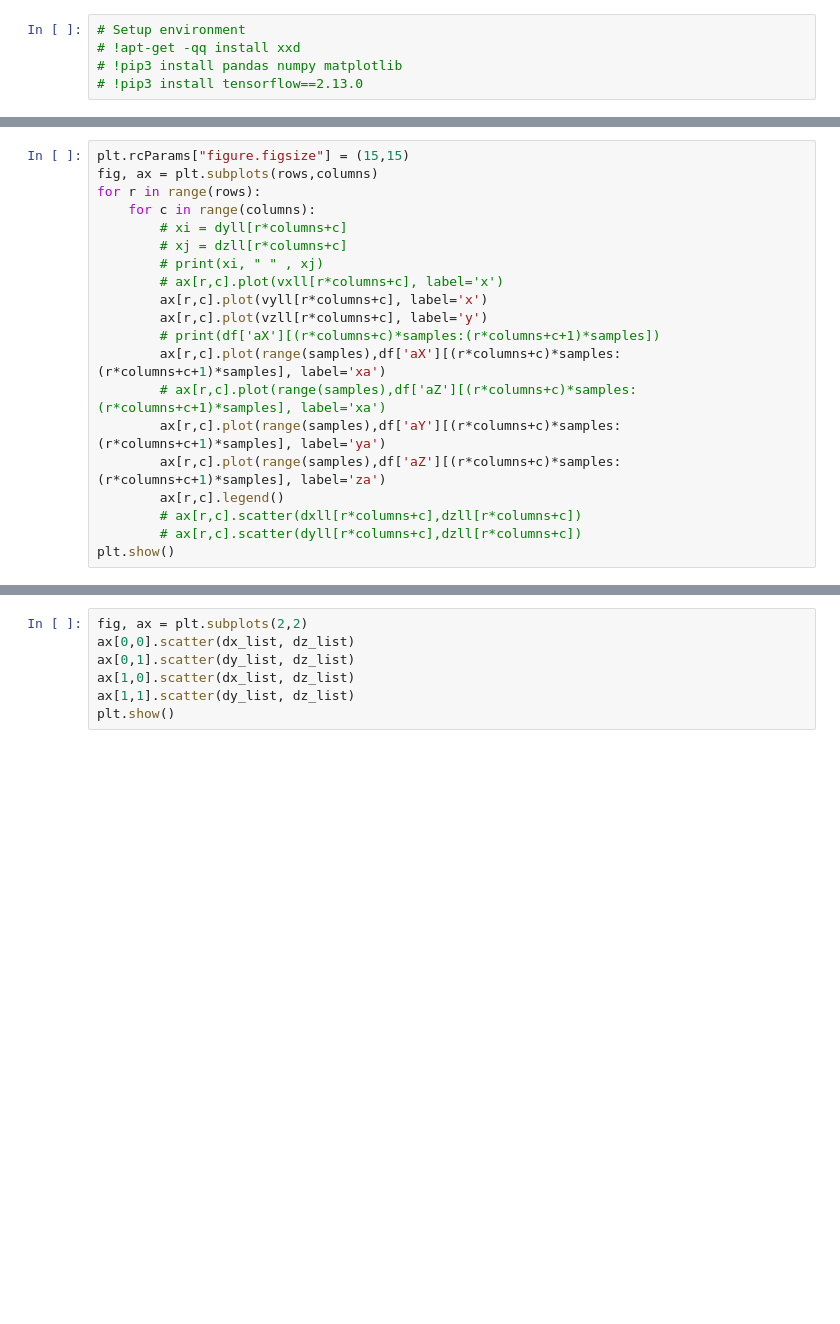
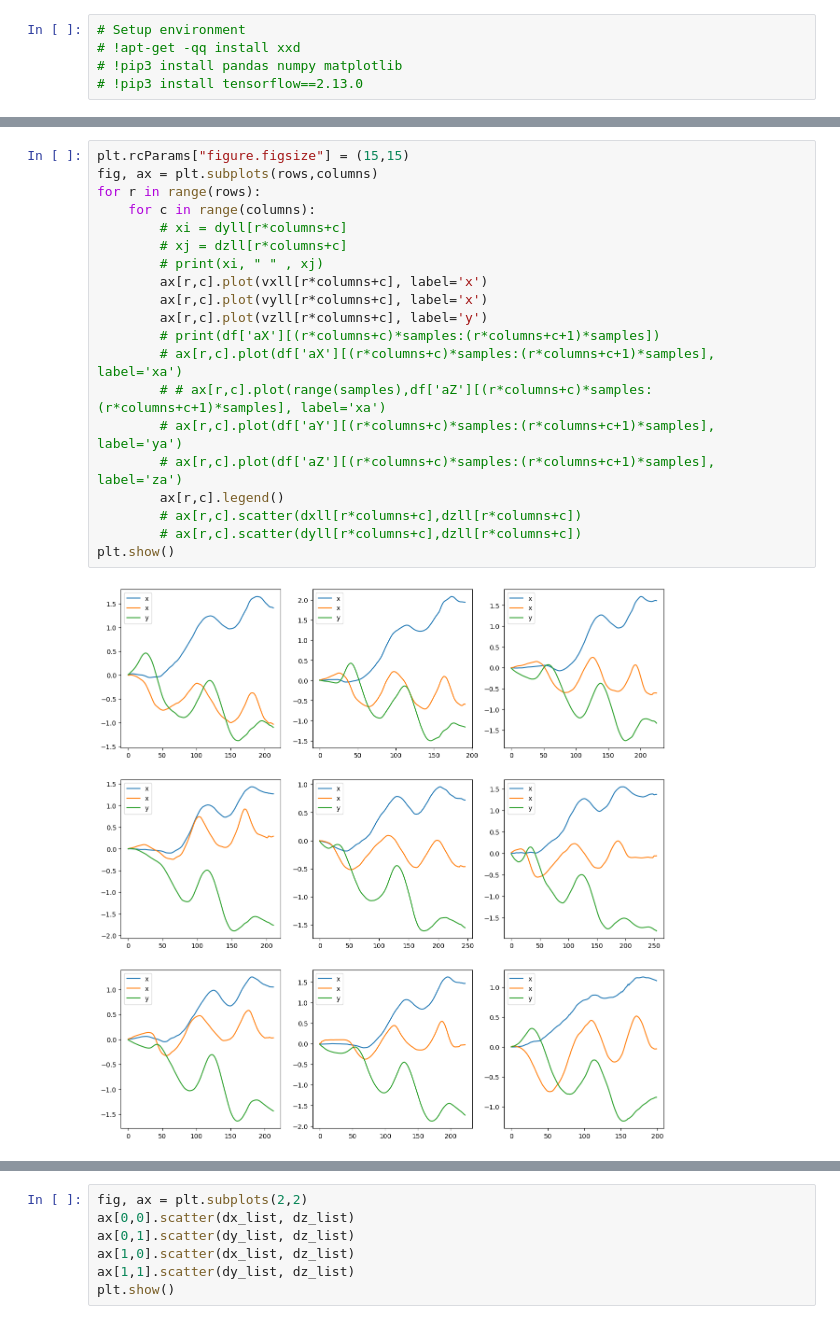
Before and after one commit to sophia-08/WeAreTheRats, a Jupyter notebook: capture/to_yz.ipynb, the cells around one changed output, grey strips where cells are left out. Drawn from its saved outputs; the diff is of its cells as text; blank space fills up the shorter version.

```diff
--- a/capture/to_yz.ipynb
+++ b/capture/to_yz.ipynb
@@ -120,22 +199,24 @@ plt.show()
 # %%
 plt.rcParams["figure.figsize"] = (15,15)
 fig, ax = plt.subplots(rows,columns)
 for r in range(rows):
     for c in range(columns):
         # xi = dyll[r*columns+c]
         # xj = dzll[r*columns+c]
         # print(xi, " " , xj)
-        # ax[r,c].plot(vxll[r*columns+c], label='x')
+        ax[r,c].plot(vxll[r*columns+c], label='x')
         ax[r,c].plot(vyll[r*columns+c], label='x')
         ax[r,c].plot(vzll[r*columns+c], label='y')
         # print(df['aX'][(r*columns+c)*samples:(r*columns+c+1)*samples])
-        ax[r,c].plot(range(samples),df['aX'][(r*columns+c)*samples:(r*columns+c+1)*samples], label='xa')
-        # ax[r,c].plot(range(samples),df['aZ'][(r*columns+c)*samples:(r*columns+c+1)*samples], label='xa')
-        ax[r,c].plot(range(samples),df['aY'][(r*columns+c)*samples:(r*columns+c+1)*samples], label='ya')
-        ax[r,c].plot(range(samples),df['aZ'][(r*columns+c)*samples:(r*columns+c+1)*samples], label='za')
+        # ax[r,c].plot(df['aX'][(r*columns+c)*samples:(r*columns+c+1)*samples], label='xa')
+        # # ax[r,c].plot(range(samples),df['aZ'][(r*columns+c)*samples:(r*columns+c+1)*samples], label='xa')
+        # ax[r,c].plot(df['aY'][(r*columns+c)*samples:(r*columns+c+1)*samples], label='ya')
+        # ax[r,c].plot(df['aZ'][(r*columns+c)*samples:(r*columns+c+1)*samples], label='za')
         ax[r,c].legend()
         # ax[r,c].scatter(dxll[r*columns+c],dzll[r*columns+c])
         # ax[r,c].scatter(dyll[r*columns+c],dzll[r*columns+c])
 plt.show()
+# %% [output]
+[figure, added]
 # %%
 ff
```
Also changed, not shown: parts of 4 cells of this notebook.
